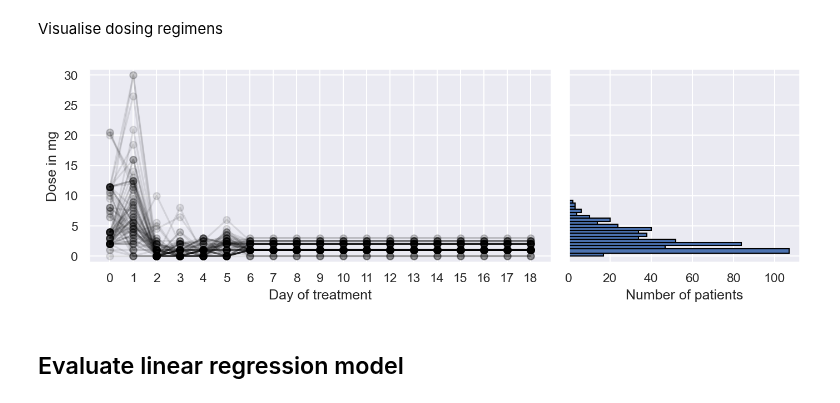
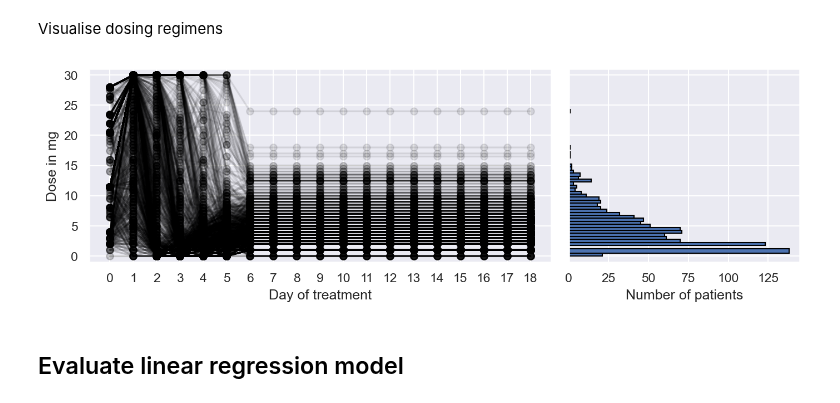
Before and after one commit to DavAug/mipd-warfarin, a Jupyter notebook: results/1_systems_pharmacology_model/results.ipynb, the cells around one changed output. Cells and saved outputs as stored; diff of their text form; code cells hidden in the pictures.

```diff
--- a/results/1_systems_pharmacology_model/results.ipynb
+++ b/results/1_systems_pharmacology_model/results.ipynb
@@ -230,36 +227,39 @@ axes.append(plt.Subplot(fig, outer[1]))
 
 # Add axes to figure
 for ax in axes:
     fig.add_subplot(ax)
 
 # Plot time in therapeutic range
 maintenance_dose = {}
-for d in doses[:80]:
+for d in doses:
     axes[0].plot(np.arange(days), d, marker='o', color='black', alpha=0.1)
     maintenance_dose[str(d[-1])] = 1
 axes[1].hist(
     x=doses[:, -1],
     color=sns.color_palette()[0],
     orientation='horizontal',
     edgecolor='black',
     bins=[
         0, 0.5, 1.25, 1.75, 2.25, 2.75, 3.25, 3.75, 4.25, 4.75, 5.25, 5.75,
-        6.25, 6.75, 7.25, 7.75, 8.25, 8.75, 9.25])
+        6.25, 6.75, 7.25, 7.75, 8.25, 8.75, 9.25, 9.75, 10.25, 10.75, 11.25,
+        11.75, 12.25, 12.75, 13.25, 13.75, 14.25, 14.75, 15.25, 15.75, 16.25,
+        16.75, 17.25, 17.75, 18.25, 18.75, 19.25, 19.75, 20.25, 20.75, 21.25,
+        21.75, 22.25, 22.75, 23.25, 23.75, 24.25, 24.75, 25.25, 25.75, 26.25])
 
 # Label axes
 axes[0].set_xlabel('Day of treatment')
 axes[0].set_ylabel('Dose in mg')
 axes[0].set_ylim([-1, 31])
 axes[0].set_xticks(list(range(days)))
 axes[1].set_xlabel('Number of patients')
 axes[1].set_yticklabels(labels=[], visible=False)
 axes[1].set_ylim([-1, 31])
 axes[1].set_ylabel('')
 
 
 plt.show()
 # %% [output]
-[figure, old version]
+[figure, new version]
 # %% [markdown]
 ## Evaluate linear regression model
 # %% [markdown]
```
Also changed, not shown: parts of 2 cells of this notebook, 1 other file.
